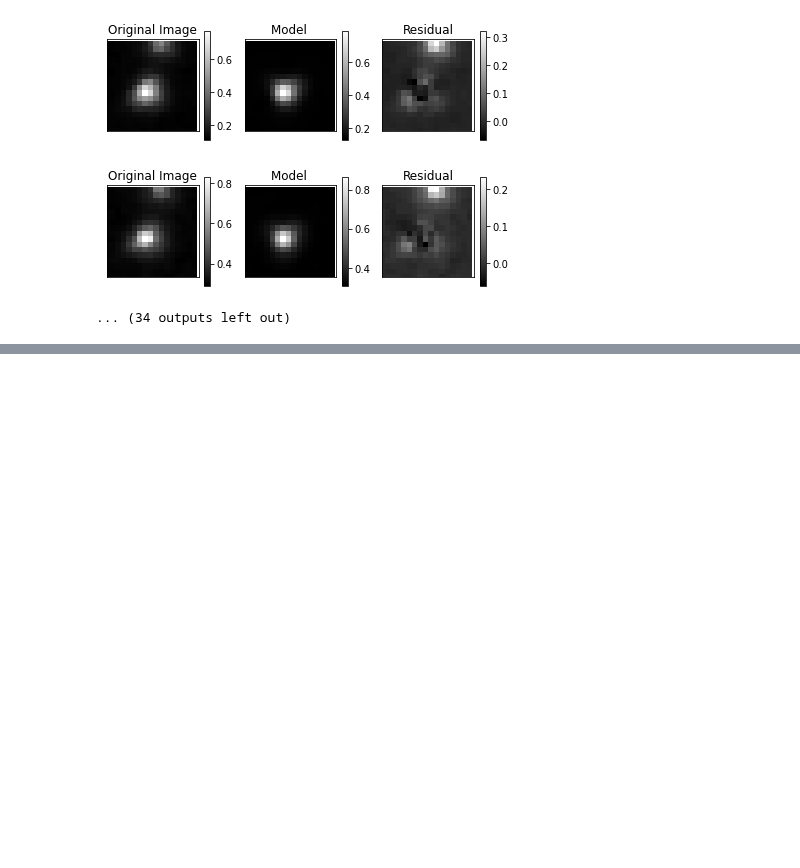
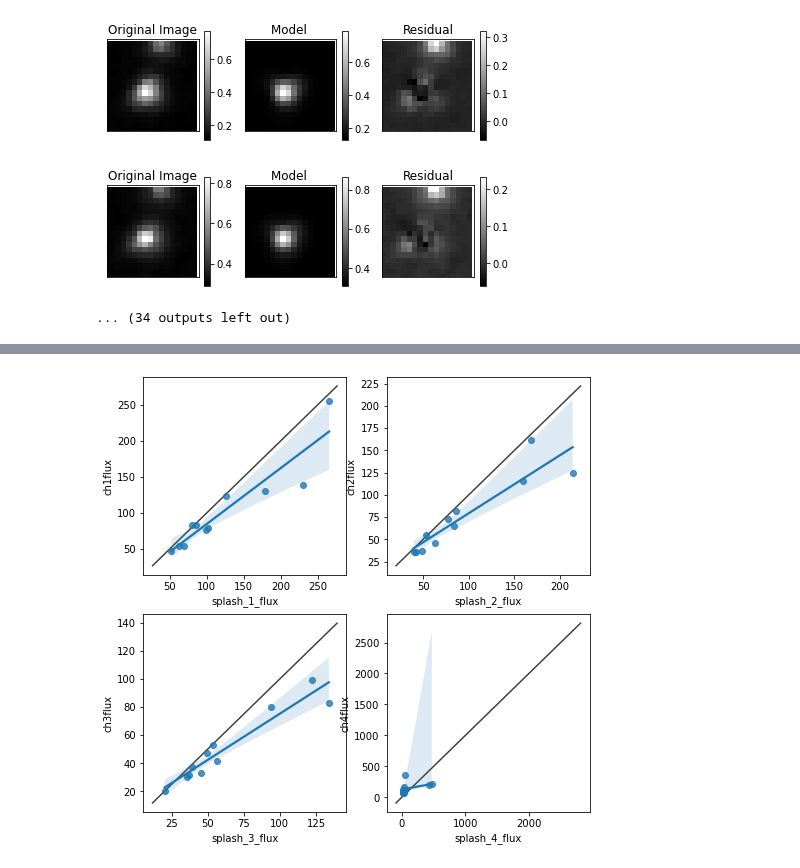
Before and after one commit to nasa-fornax/fornax-demo-notebooks, a Jupyter notebook: IRAC_tractor_script.ipynb, the cells around one changed output, grey strips where cells are left out. Cells and saved outputs as stored; diff of their text form; code cells hidden in the pictures; blank space fills up the shorter version.

Commit message:
added plotting of tractor fluxes vs. splash fluxes from the COSMOS2015 catalog with linear regression fitting

```diff
--- a/IRAC_tractor_script.ipynb
+++ b/IRAC_tractor_script.ipynb
@@ -91,7 +78,7 @@ df.type.value_counts()
 Name: type, dtype: int64
 # %%
 # initialize columns in data frame for photometry results
-df[["ch1flux","ch1flux_unc","ch2flux","ch2flux_unc","ch3flux","ch3flux_unc","ch4flux","ch4flux_unc"]] = None
+df[["ch1flux","ch1flux_unc","ch2flux","ch2flux_unc","ch3flux","ch3flux_unc","ch4flux","ch4flux_unc"]] = 0.0
 df
 # %% [output]
 |  | ra | dec | ks_flux_aper2 | ks_fluxerr_aper2 | splash_1_flux | splash_1_flux_err | splash_2_flux | ... |
@@ -425,0 +381,63 @@ df_tractor
+# %%
+#plot tractor fluxes vs. catalog splash fluxes
+#and hope I see a straightline with a slope of 1
+#using sns regplot which plots both the data and a linear regression model fit
+#need to still add uncertainties to the plotting and regression
+
+#first shrink the dataframe to only those rows where I have tractor photometry while testing
+df_tractor = df[df.ch1flux> 0]
+
+#setup to plot
+fig, ((ax1, ax2), (ax3, ax4)) = plt.subplots(2, 2)
+
+#ch1
+sns.regplot(data = df_tractor, x = "splash_1_flux", y = "ch1flux", ax = ax1)
+#add a diagonal line with y = x
+lims = [
+    np.min([ax1.get_xlim(), ax1.get_ylim()]),  # min of both axes
+    np.max([ax1.get_xlim(), ax1.get_ylim()]),  # max of both axes
+]
+
+# now plot both limits against eachother
+ax1.plot(lims, lims, 'k-', alpha=0.75, zorder=0)
+
+#ch2
+sns.regplot(data = df_tractor, x = "splash_2_flux", y = "ch2flux", ax = ax2)
+#add a diagonal line with y = x
+lims = [
+    np.min([ax2.get_xlim(), ax2.get_ylim()]),  # min of both axes
+    np.max([ax2.get_xlim(), ax2.get_ylim()]),  # max of both axes
+]
+
+# now plot both limits against eachother
+ax2.plot(lims, lims, 'k-', alpha=0.75, zorder=0)
+
+#ch3
+sns.regplot(data = df_tractor, x = "splash_3_flux", y = "ch3flux", ax = ax3)
+#add a diagonal line with y = x
+lims = [
+    np.min([ax3.get_xlim(), ax3.get_ylim()]),  # min of both axes
+    np.max([ax3.get_xlim(), ax3.get_ylim()]),  # max of both axes
+]
+
+# now plot both limits against eachother
+ax3.plot(lims, lims, 'k-', alpha=0.75, zorder=0)
+
+#ch4
+sns.regplot(data = df_tractor, x = "splash_4_flux", y = "ch4flux", ax = ax4)
+#add a diagonal line with y = x
+lims = [
+    np.min([ax4.get_xlim(), ax4.get_ylim()]),  # min of both axes
+    np.max([ax4.get_xlim(), ax4.get_ylim()]),  # max of both axes
+]
+
+# now plot both limits against eachother
+ax4.plot(lims, lims, 'k-', alpha=0.75, zorder=0)
+
+
+
+
+
+fig.set_size_inches(8, 8)
+# %% [output]
+[figure, added]
```
Also changed, not shown: parts of 8 cells of this notebook.
